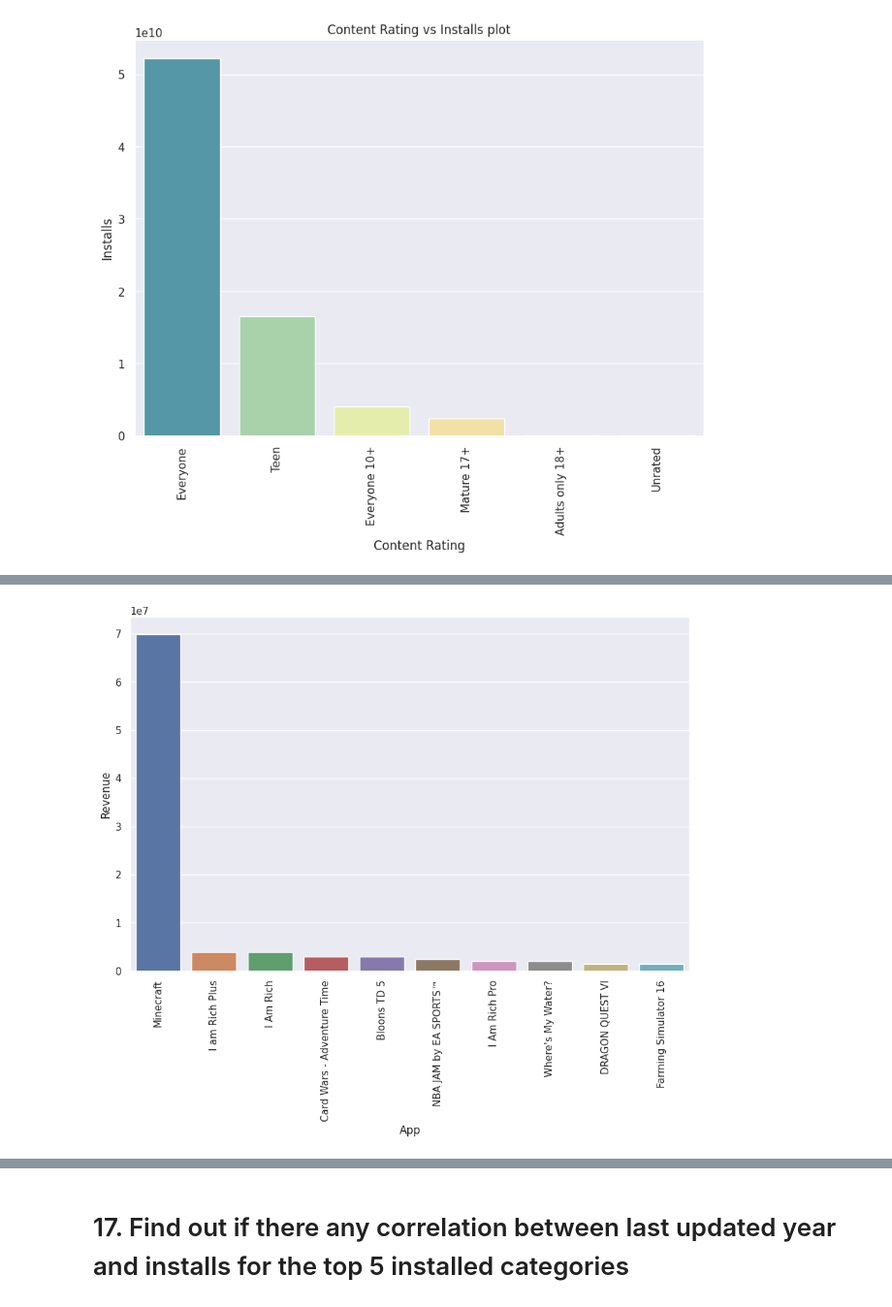
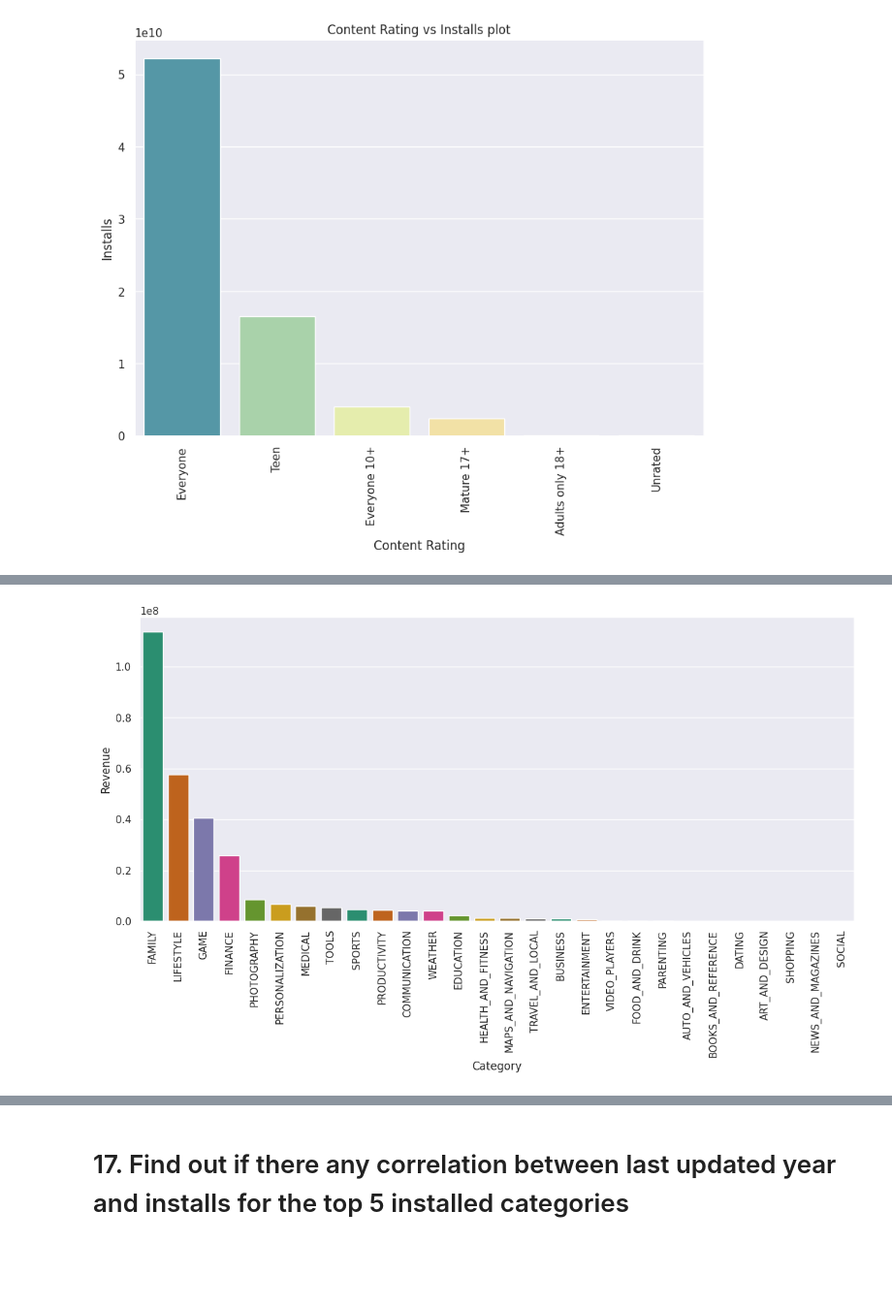
Before and after one commit to GourabR/Playstore_app_review_analysis, a Jupyter notebook: EDA_playstore_app_analysis.ipynb, the cells around one changed output, grey strips where cells are left out. Shown at 97% size. Drawn from its saved outputs; the diff is of its cells as text; code cells hidden in the pictures; blank space fills up the shorter version.

```diff
--- a/EDA_playstore_app_analysis.ipynb
+++ b/EDA_playstore_app_analysis.ipynb
@@ -1245,8 +1294,13 @@ Name: App, dtype: object
+# %%
+# Creating a dataframe which will have "Catgeory" and "Revenue" in column
+paid_group = paid_apps.groupby('Category')['Revenue'].sum().reset_index().sort_values(by = 'Revenue', ascending = False)
 # %%
-# plotting the top 10 revenue generated apps in family category in descending order.
-plt.figure(figsize = (11,7))
-sns.barplot(x = top_10_apps, y = paid_apps.loc[top_10_apps.index,'Revenue'])
+# Plotting the categories in descending order according to the total number of Revenue generated.
+plt.figure(figsize = (14,6))
+
+sns.barplot(data = paid_group, x = 'Category', y = 'Revenue', palette = 'Dark2')
 plt.xticks(rotation = 90)
+
 plt.show()
 # %% [output]
-[figure, old version]
+[figure, new version]
```
Also changed, not shown: parts of 40 cells of this notebook.
